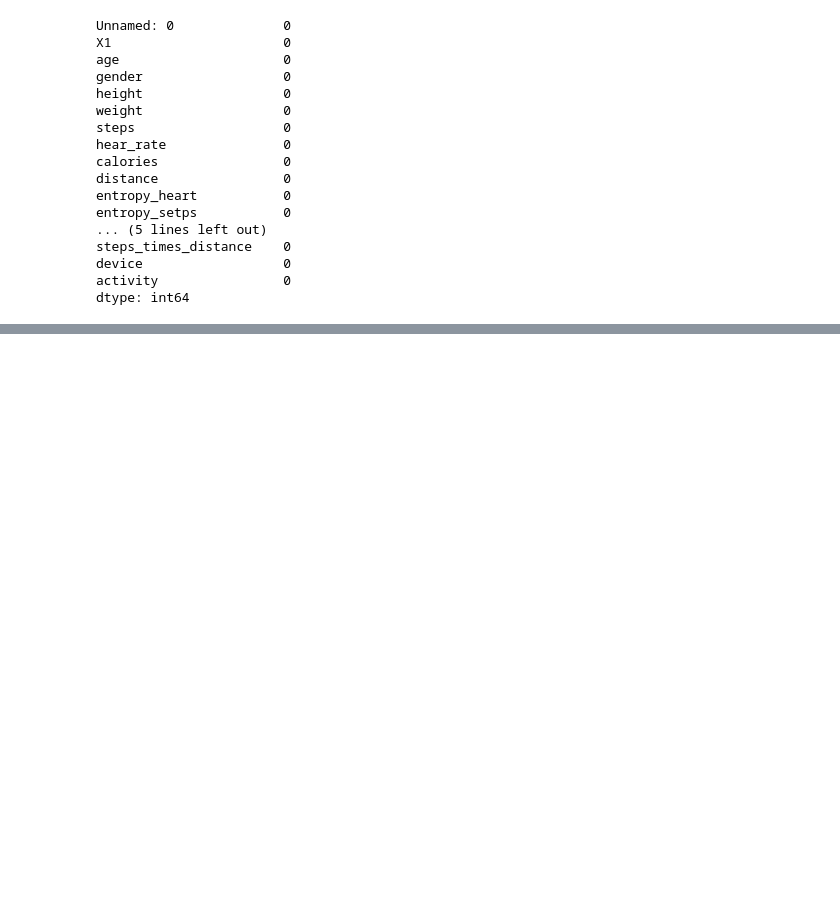
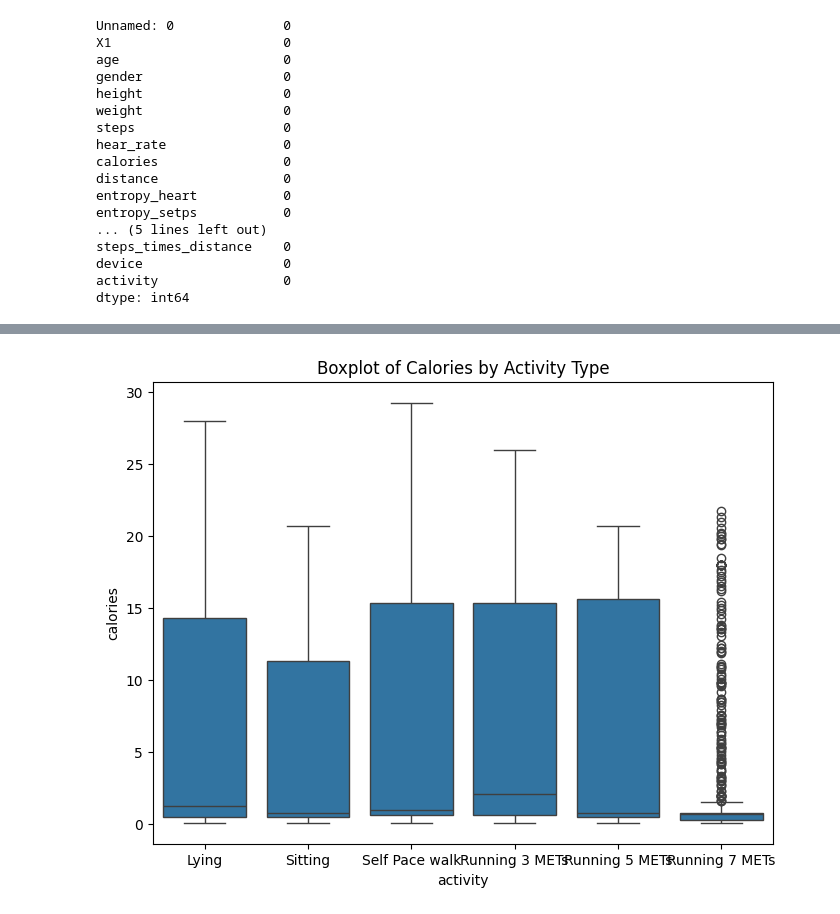
Before and after one commit to infoshareacademy/jdszr16-pajtoners, a Jupyter notebook: Ula/aw_fb_analysis.ipynb, the cells around one changed output, grey strips where cells are left out. Drawn from its saved outputs; the diff is of its cells as text; code cells hidden in the pictures; blank space fills up the shorter version.

```diff
--- a/Ula/aw_fb_analysis.ipynb
+++ b/Ula/aw_fb_analysis.ipynb
@@ -164,0 +144,8 @@ df['activity'].value_counts().plot(kind='bar', color= '#00FFBB')
+# %%
+# Boxplot of calories
+plt.figure(figsize=(8, 6))
+sns.boxplot(data=df, x='activity', y='calories')
+plt.title("Boxplot of Calories by Activity Type")
+plt.show()
+# %% [output]
+[figure, added]
```
Also changed, not shown: parts of 29 cells of this notebook.
